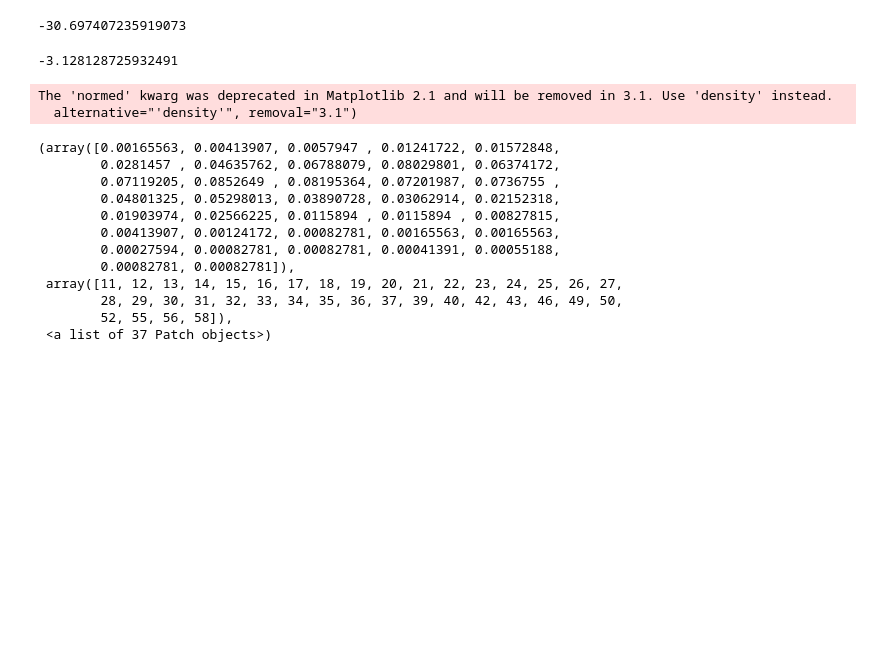
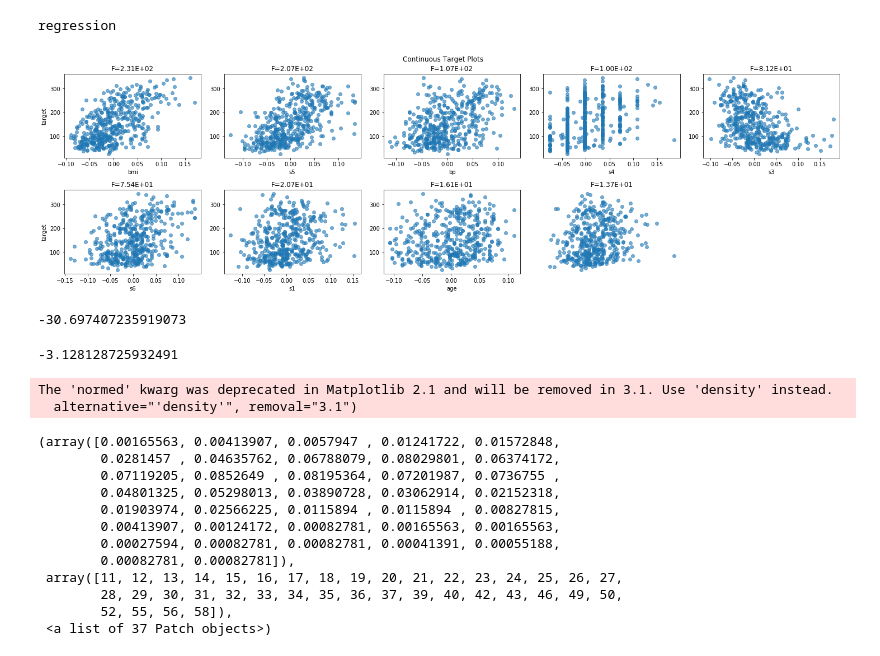
Before and after one commit to dabl/dabl, a Jupyter notebook: testing.ipynb, the cells around one changed output. Drawn from its saved outputs; the diff is of its cells as text; code cells hidden in the pictures; blank space fills up the shorter version.

```diff
--- a/testing.ipynb
+++ b/testing.ipynb
@@ -56,3 +64,21 @@ poi.dist.
+# %%
+from sklearn.datasets import load_diabetes, load_boston
+diabetes = load_diabetes()
+boston = load_boston()
+# %%
+def make_data_df(data_bunch):
+    df = pd.DataFrame(data_bunch.data, columns=data_bunch.feature_names)
+    df['target'] = data_bunch.target
+    return df
+
+diabetes_df = make_data_df(diabetes)
+# %%
+plot_supervised(diabetes_df, 'target')
+ax = plt.gca()
+ax.set_axis_off()
+# %% [output]
+regression
+[figure, added]
 # %%
 def fit_poisson(values):
     mean = np.mean(values)
```
Also changed, not shown: parts of 12 cells of this notebook, 1 other file.
